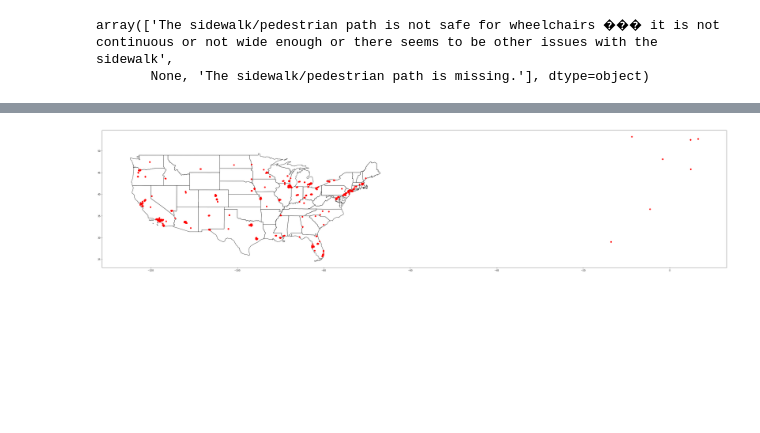
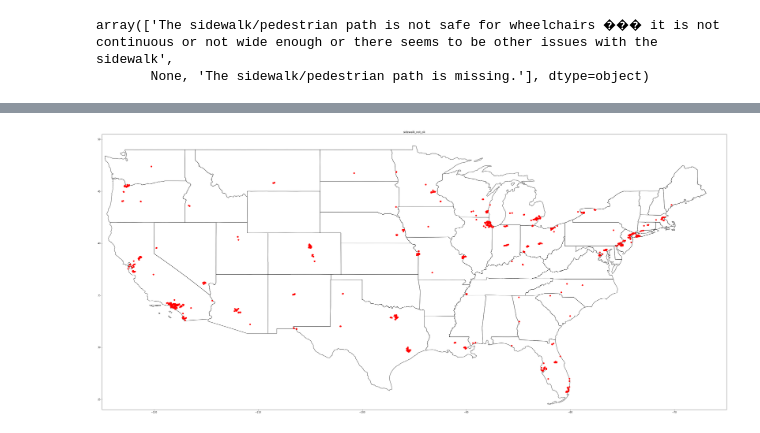
Before and after one commit to nicolacave/capstone_1, a Jupyter notebook: spark_book.ipynb, the cells around one changed output, grey strips where cells are left out. Drawn from its saved outputs; the diff is of its cells as text; code cells hidden in the pictures; blank space fills up the shorter version.

```diff
--- a/spark_book.ipynb
+++ b/spark_book.ipynb
@@ -161,10 +164,13 @@ sidewalk_not_ok_gdf = geopandas.GeoDataFrame(
 # %%
 ax = states.plot(
     color='white', edgecolor='black', figsize=(50,50))
 
 # We can now plot our ``GeoDataFrame``.
 sidewalk_not_ok_gdf.plot(ax=ax, color='red')
+ax.set_xlim(-125.00244, -65.00000)
+ax.set_ylim(24.00000, 50.50000)
+ax.set_title("sidewalk_not_ok")
 
 plt.show()
 # %% [output]
-[figure, old version]
+[figure, new version]
```
Also changed, not shown: parts of 2 cells of this notebook.
